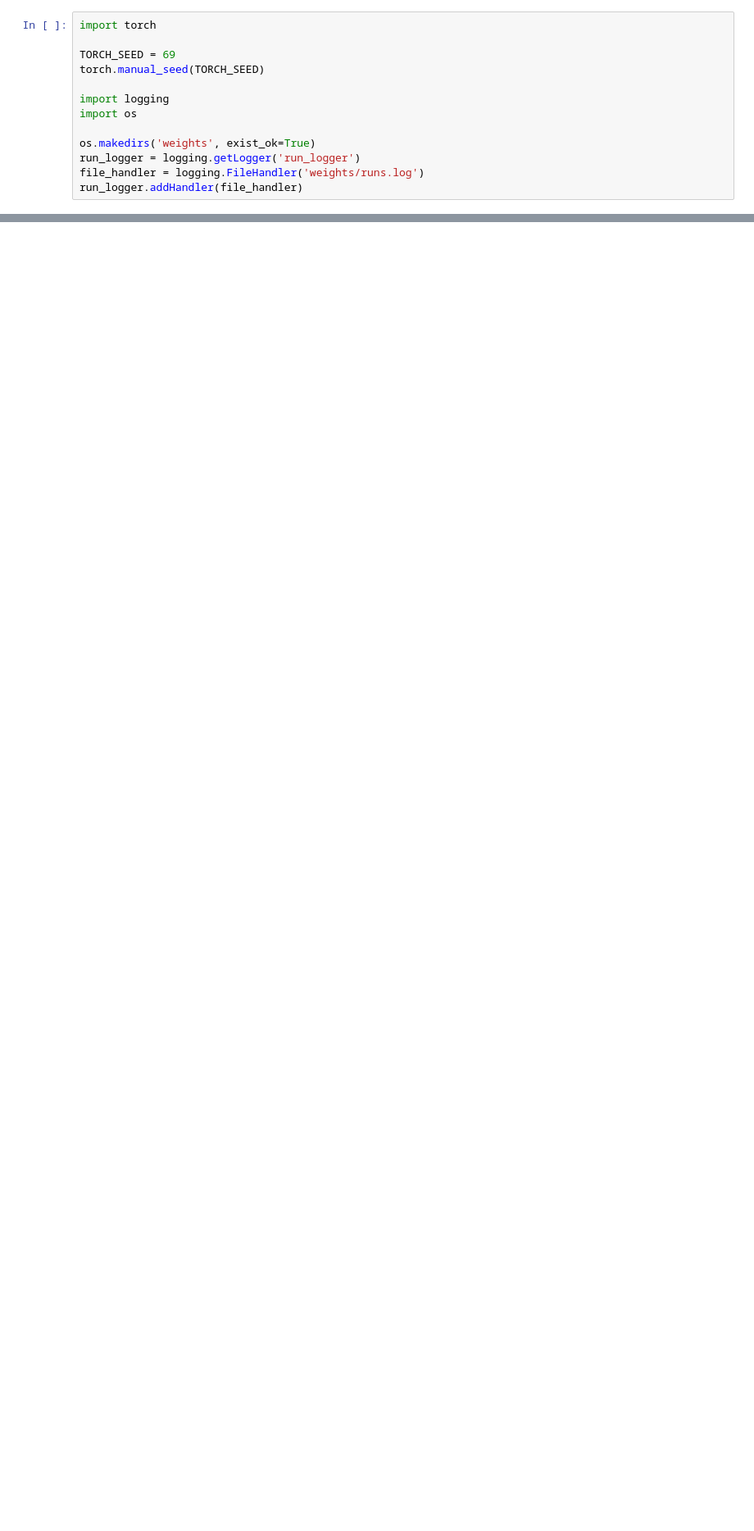
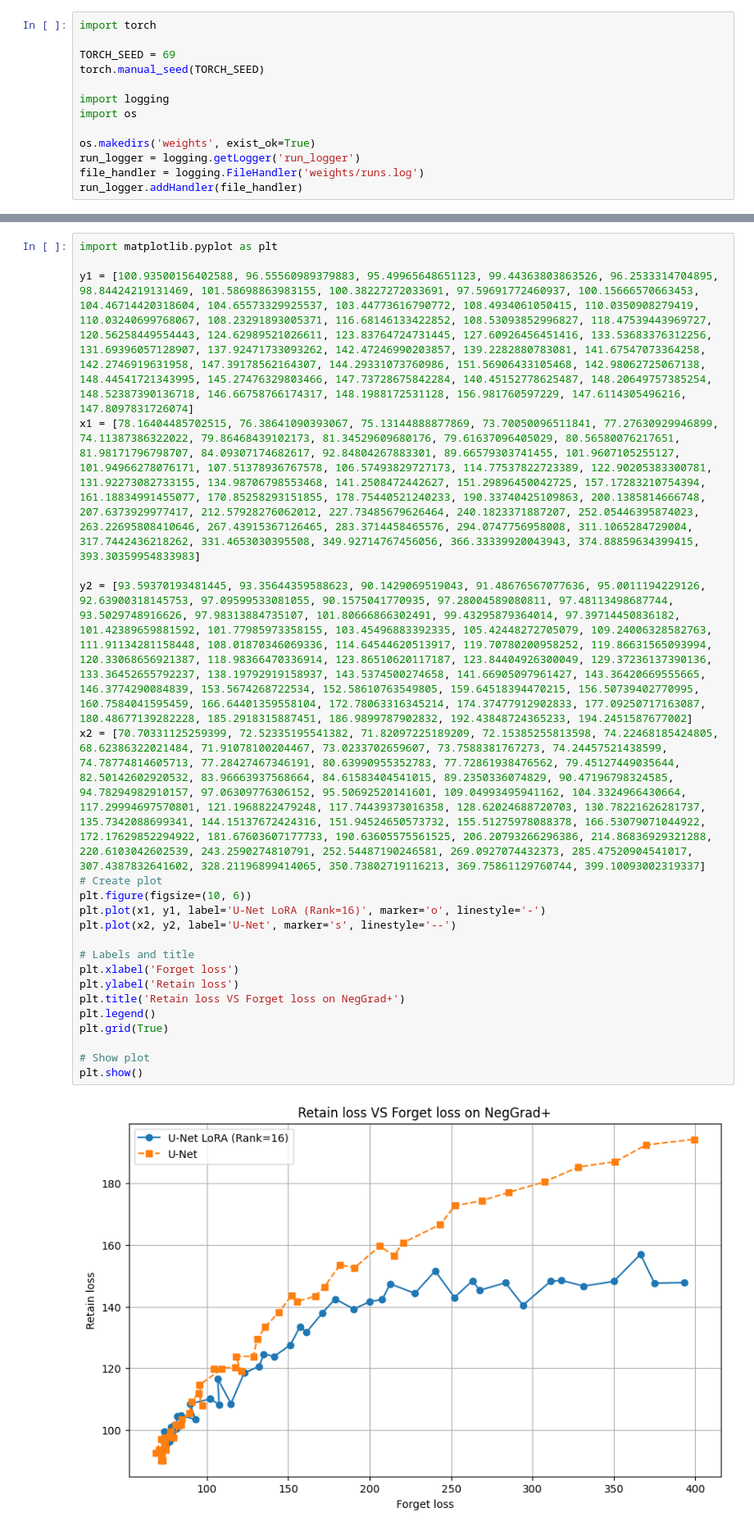
Before and after one commit to danielkhen/LoRA-Unlearning, a Jupyter notebook: salun_diffusion.ipynb, the cells around one changed output, grey strips where cells are left out. Shown at 82% size. Saved outputs shown, nothing was run; the diff lists cells and outputs as text; blank space fills up the shorter version.

```diff
--- a/salun_diffusion.ipynb
+++ b/salun_diffusion.ipynb
@@ -13,0 +30,24 @@ run_logger.addHandler(file_handler)
+# %%
+import matplotlib.pyplot as plt
+
+y1 = [100.93500156402588, 96.55560989379883, 95.49965648651123, 99.44363803863526, 96.2533314704895, 98.84424219131469, 101.58698863983155, 100.38227272033691, 97.59691772460937, 100.15666570663453, 104.46714420318604, 104.65573329925537, 103.44773616790772, 108.4934061050415, 110.0350908279419, 110.03240699768067, 108.23291893005371, 116.68146133422852, 108.53093852996827, 118.47539443969727, 120.56258449554443, 124.62989521026611, 123.83764724731445, 127.60926456451416, 133.53683376312256, 131.69396057128907, 137.92471733093262, 142.47246990203857, 139.2282880783081, 141.67547073364258, 142.2746919631958, 147.39178562164307, 144.29331073760986, 151.56906433105468, 142.98062725067138, 148.44541721343995, 145.27476329803466, 147.73728675842284, 140.45152778625487, 148.20649757385254, 148.52387390136718, 146.66758766174317, 148.1988172531128, 156.981760597229, 147.6114305496216, 147.8097831726074]
+x1 = [78.16404485702515, 76.38641090393067, 75.13144888877869, 73.70050096511841, 77.27630929946899, 74.11387386322022, 79.86468439102173, 81.34529609680176, 79.61637096405029, 80.56580076217651, 81.98171796798707, 84.09307174682617, 92.84804267883301, 89.66579303741455, 101.9607105255127, 101.94966278076171, 107.51378936767578, 106.57493829727173, 114.77537822723389, 122.90205383300781, 131.92273082733155, 134.98706798553468, 141.2508472442627, 151.29896450042725, 157.17283210754394, 161.18834991455077, 170.85258293151855, 178.75440521240233, 190.33740425109863, 200.1385814666748, 207.6373929977417, 212.57928276062012, 227.73485679626464, 240.1823371887207, 252.05446395874023, 263.22695808410646, 267.43915367126465, 283.3714458465576, 294.0747756958008, 311.1065284729004, 317.7442436218262, 331.4653030395508, 349.92714767456056, 366.33339920043943, 374.88859634399415, 393.30359954833983]
+
+y2 = [93.59370193481445, 93.35644359588623, 90.1429069519043, 91.48676567077636, 95.0011194229126, 92.63900318145753, 97.09599533081055, 90.1575041770935, 97.28004589080811, 97.48113498687744, 93.5029748916626, 97.98313884735107, 101.80666866302491, 99.43295879364014, 97.39714450836182, 101.42389659881592, 101.77985973358155, 103.45496883392335, 105.42448272705079, 109.24006328582763, 111.91134281158448, 108.01870346069336, 114.64544620513917, 119.70780200958252, 119.86631565093994, 120.33068656921387, 118.98366470336914, 123.86510620117187, 123.84404926300049, 129.37236137390136, 133.36452655792237, 138.19792919158937, 143.5374500274658, 141.66905097961427, 143.36420669555665, 146.3774290084839, 153.5674268722534, 152.58610763549805, 159.64518394470215, 156.50739402770995, 160.7584041595459, 166.64401359558104, 172.78063316345214, 174.37477912902833, 177.09250717163087, 180.48677139282228, 185.2918315887451, 186.9899787902832, 192.43848724365233, 194.2451587677002]
+x2 = [70.70331125259399, 72.52335195541382, 71.82097225189209, 72.15385255813598, 74.22468185424805, 68.62386322021484, 71.91078100204467, 73.0233702659607, 73.7588381767273, 74.24457521438599, 74.78774814605713, 77.28427467346191, 80.63990955352783, 77.72861938476562, 79.45127449035644, 82.50142602920532, 83.96663937568664, 84.61583404541015, 89.2350336074829, 90.47196798324585, 94.78294982910157, 97.06309776306152, 95.50692520141601, 109.04993495941162, 104.3324966430664, 117.29994697570801, 121.1968822479248, 117.74439373016358, 128.62024688720703, 130.78221626281737, 135.7342088699341, 144.15137672424316, 151.94524650573732, 155.51275978088378, 166.53079071044922, 172.17629852294922, 181.67603607177733, 190.63605575561525, 206.20793266296386, 214.86836929321288, 220.6103042602539, 243.2590274810791, 252.54487190246581, 269.0927074432373, 285.47520904541017, 307.4387832641602, 328.21196899414065, 350.73802719116213, 369.75861129760744, 399.10093002319337]
+# Create plot
+plt.figure(figsize=(10, 6))
+plt.plot(x1, y1, label='U-Net LoRA (Rank=16)', marker='o', linestyle='-')
+plt.plot(x2, y2, label='U-Net', marker='s', linestyle='--')
+
+# Labels and title
+plt.xlabel('Forget loss')
+plt.ylabel('Retain loss')
+plt.title('Retain loss VS Forget loss on NegGrad+')
+plt.legend()
+plt.grid(True)
+
+# Show plot
+plt.show()
+# %% [output]
+[figure, added]
```
Also changed, not shown: parts of 10 cells of this notebook, 5 other files.
